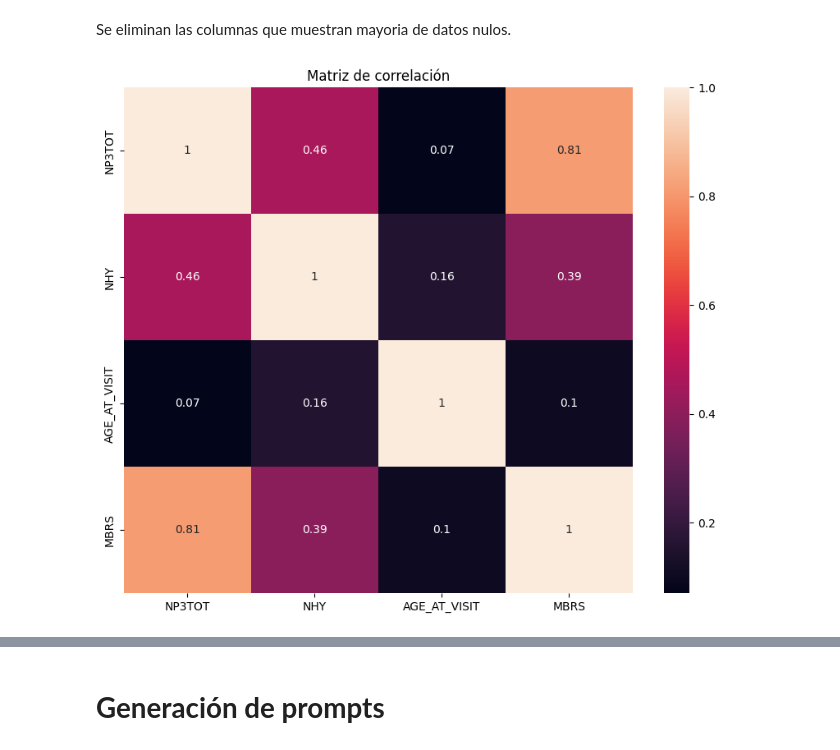
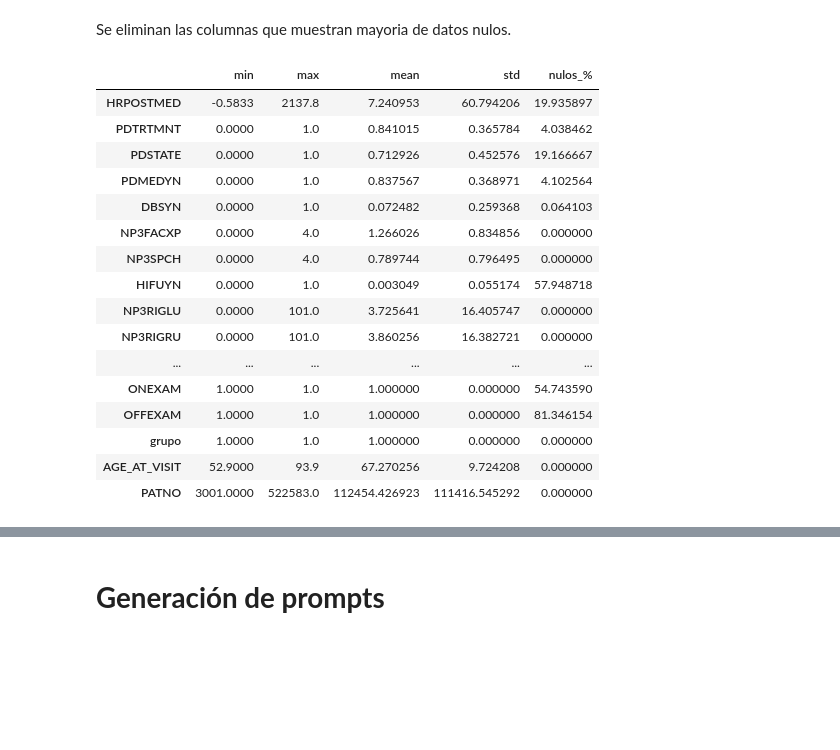
Before and after one commit to JeiGeek/Replica_clasificacion_multimodal_parkinson, a Jupyter notebook: clinical_pipeline/tabular_clinical.ipynb, the cells around one changed output, grey strips where cells are left out. Cells and saved outputs as stored; diff of their text form; code cells hidden in the pictures; blank space fills up the shorter version.

```diff
--- a/clinical_pipeline/tabular_clinical.ipynb
+++ b/clinical_pipeline/tabular_clinical.ipynb
@@ -113,11 +138,34 @@ cols_to_drop = [
 cols_to_drop = [col for col in cols_to_drop if col in df.columns]
 
 df = df.drop(columns=cols_to_drop)
-# %%
-plt.figure(figsize=(10,8))
-corr_matrix = df[["NP3TOT", "NHY", "AGE_AT_VISIT", "MBRS"]].corr(method="spearman")
-sns.heatmap(corr_matrix, annot=True)
-plt.title("Matriz de correlación")
-plt.show()
-# %% [output]
-[figure, removed]
+# %%
+# @title **Minimos y máximos de cada columna**
+num_cols = df.select_dtypes(include=np.number).columns
+
+rangos = pd.DataFrame({
+    "min": df[num_cols].min(),
+    "max": df[num_cols].max(),
+    "mean": df[num_cols].mean(),
+    "std": df[num_cols].std(),
+    "nulos_%": df[num_cols].isna().mean()*100
+})
+
+rangos.sort_values("min")
+# %% [output]
+|  | min | max | mean | std | nulos_% |
+| HRPOSTMED | -0.5833 | 2137.8 | 7.240953 | 60.794206 | 19.935897 |
+| PDTRTMNT | 0.0000 | 1.0 | 0.841015 | 0.365784 | 4.038462 |
+| PDSTATE | 0.0000 | 1.0 | 0.712926 | 0.452576 | 19.166667 |
+| PDMEDYN | 0.0000 | 1.0 | 0.837567 | 0.368971 | 4.102564 |
+| DBSYN | 0.0000 | 1.0 | 0.072482 | 0.259368 | 0.064103 |
+| NP3FACXP | 0.0000 | 4.0 | 1.266026 | 0.834856 | 0.000000 |
+| NP3SPCH | 0.0000 | 4.0 | 0.789744 | 0.796495 | 0.000000 |
+| HIFUYN | 0.0000 | 1.0 | 0.003049 | 0.055174 | 57.948718 |
+| NP3RIGLU | 0.0000 | 101.0 | 3.725641 | 16.405747 | 0.000000 |
+| NP3RIGRU | 0.0000 | 101.0 | 3.860256 | 16.382721 | 0.000000 |
+| ... | ... | ... | ... | ... | ... |
+| ONEXAM | 1.0000 | 1.0 | 1.000000 | 0.000000 | 54.743590 |
+| OFFEXAM | 1.0000 | 1.0 | 1.000000 | 0.000000 | 81.346154 |
+| grupo | 1.0000 | 1.0 | 1.000000 | 0.000000 | 0.000000 |
+| AGE_AT_VISIT | 52.9000 | 93.9 | 67.270256 | 9.724208 | 0.000000 |
+| PATNO | 3001.0000 | 522583.0 | 112454.426923 | 111416.545292 | 0.000000 |
```
Also changed, not shown: parts of 9 cells of this notebook.
